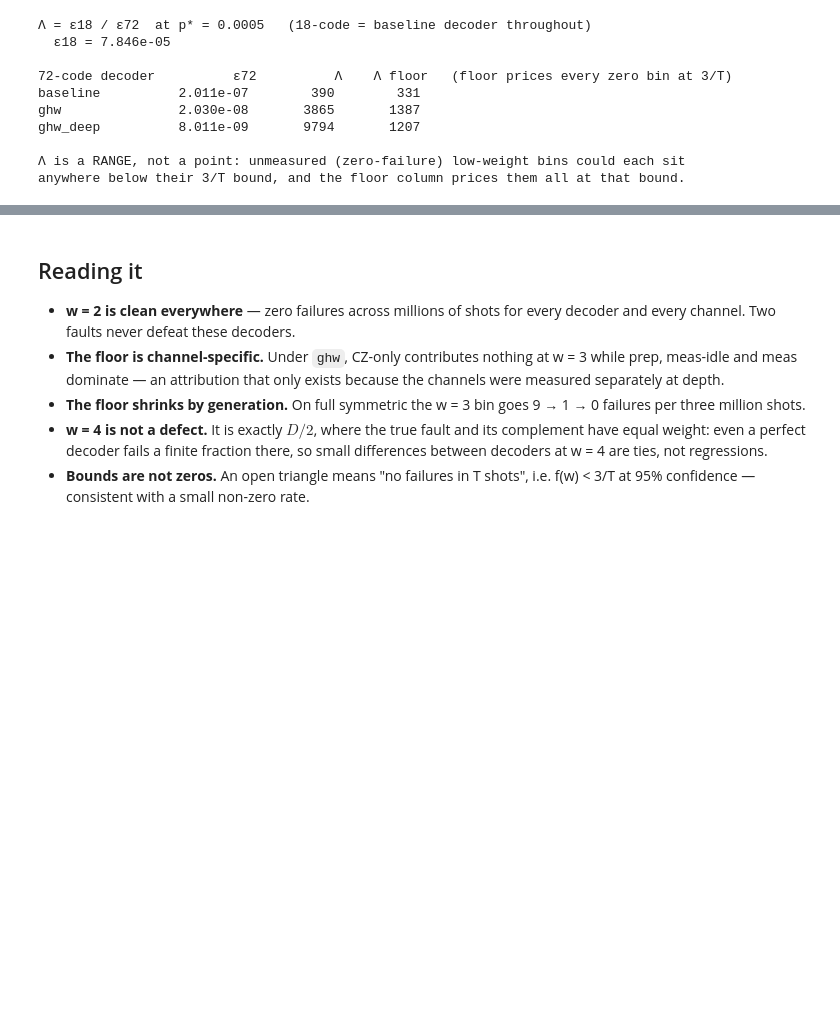
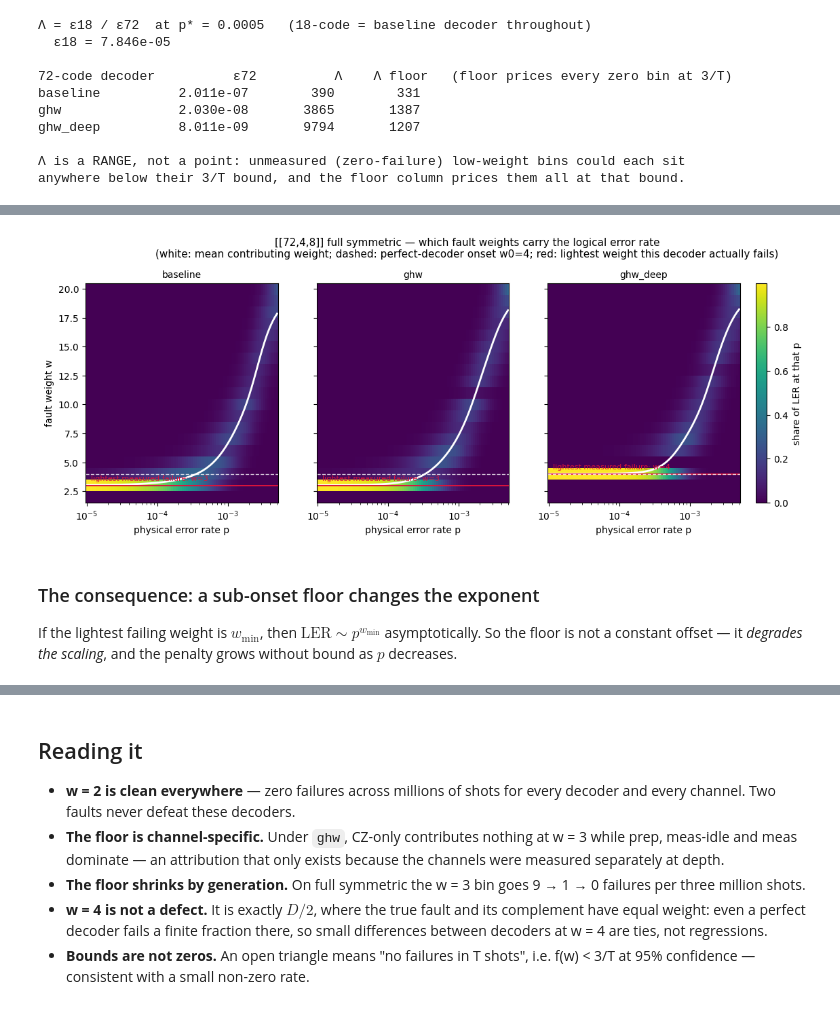
Before and after one commit to aksirot/stim_work, a Jupyter notebook: notebooks/methods/decoder_generations.ipynb, the cells around one changed output, grey strips where cells are left out. Drawn from its saved outputs; the diff is of its cells as text; code cells hidden in the pictures; blank space fills up the shorter version.

```diff
--- a/notebooks/methods/decoder_generations.ipynb
+++ b/notebooks/methods/decoder_generations.ipynb
@@ -97,0 +107,10 @@ anywhere below their 3/T bound, and the floor column prices them all at that bou
+# %%
+fig_weight_contributions("full_symmetric")
+# %% [output]
+[figure, added]
+# %% [markdown]
+### The consequence: a sub-onset floor changes the exponent
+
+If the lightest failing weight is $w_{\min}$, then $\mathrm{LER} \sim p^{w_{\min}}$
+asymptotically. So the floor is not a constant offset — it *degrades the scaling*, and
+the penalty grows without bound as $p$ decreases.
```
Also changed, not shown: parts of 4 cells of this notebook, 5 other files.
